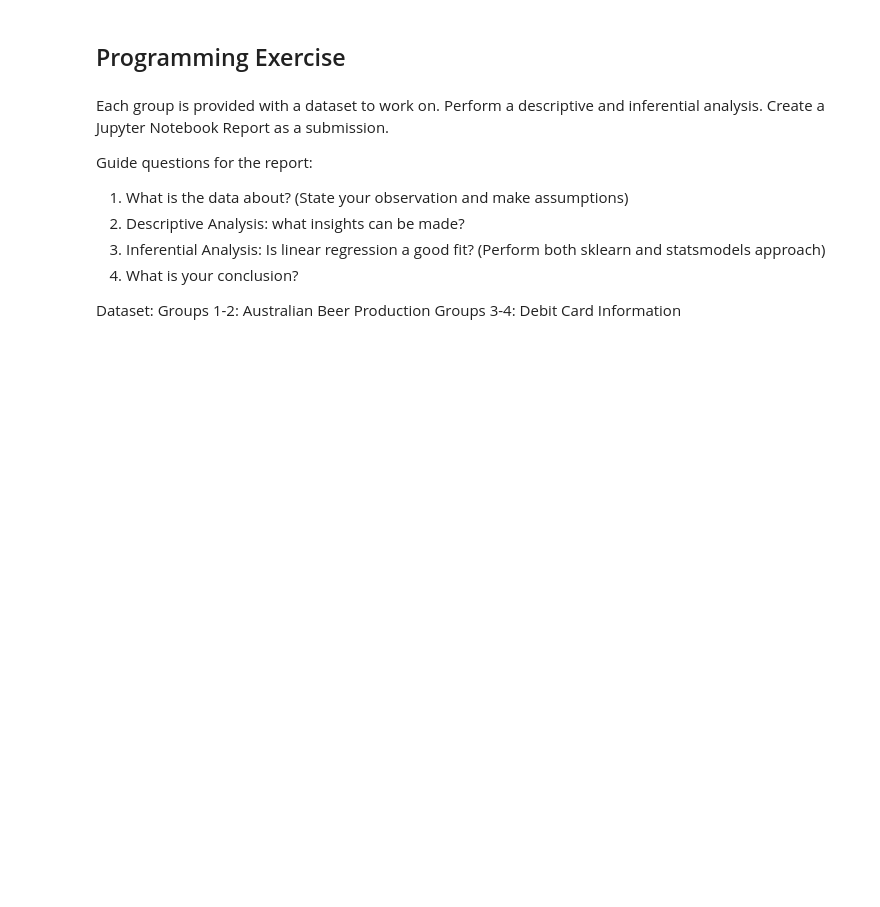
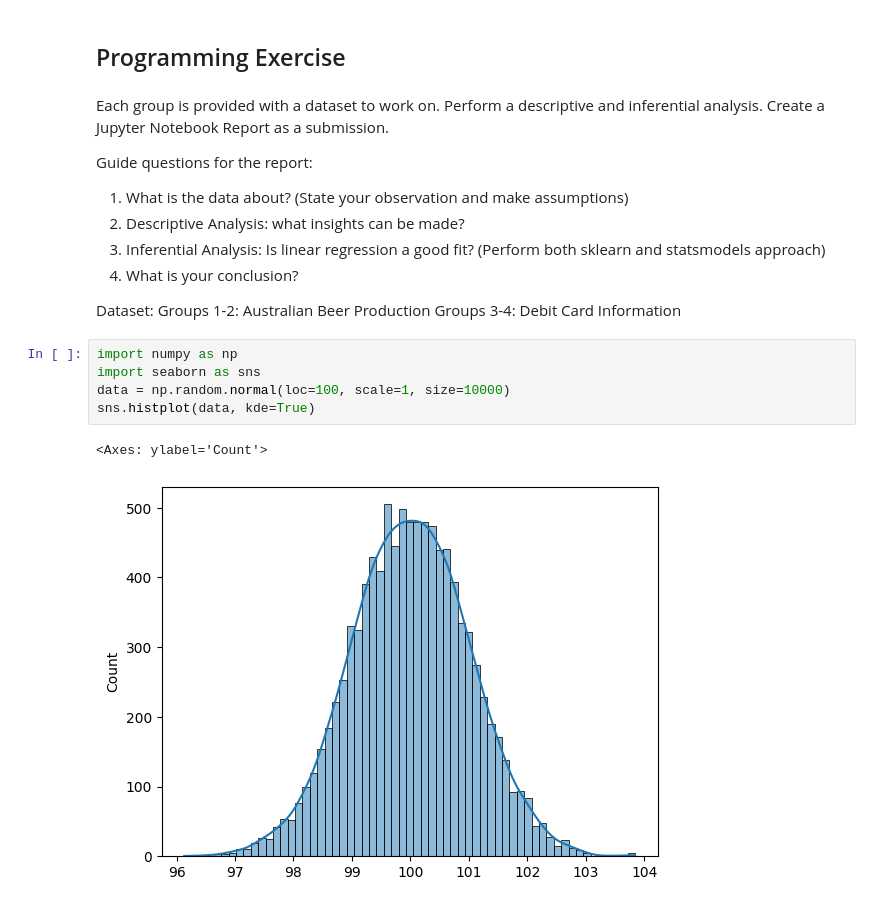
Before and after one commit to iragca/DS412-Time-Series-Analysis-and-Stochastic-Processes, a Jupyter notebook: notebooks/Basic Statistics - Descriptive and Inferential (Student's Copy).ipynb, the cells around one changed output. Drawn from its saved outputs; the diff is of its cells as text; blank space fills up the shorter version.

```diff
--- a/notebooks/Basic Statistics - Descriptive and Inferential (Student's Copy).ipynb
+++ b/notebooks/Basic Statistics - Descriptive and Inferential (Student's Copy).ipynb
@@ -398,3 +398,11 @@ Guide questions for the report:
 Dataset:
 Groups 1-2: Australian Beer Production
 Groups 3-4: Debit Card Information
+# %%
+import numpy as np
+import seaborn as sns
+data = np.random.normal(loc=100, scale=1, size=10000)
+sns.histplot(data, kde=True)
+# %% [output]
+<Axes: ylabel='Count'>
+[figure, added]
```
Also changed, not shown: parts of 1 cell of this notebook, 3 other files.
